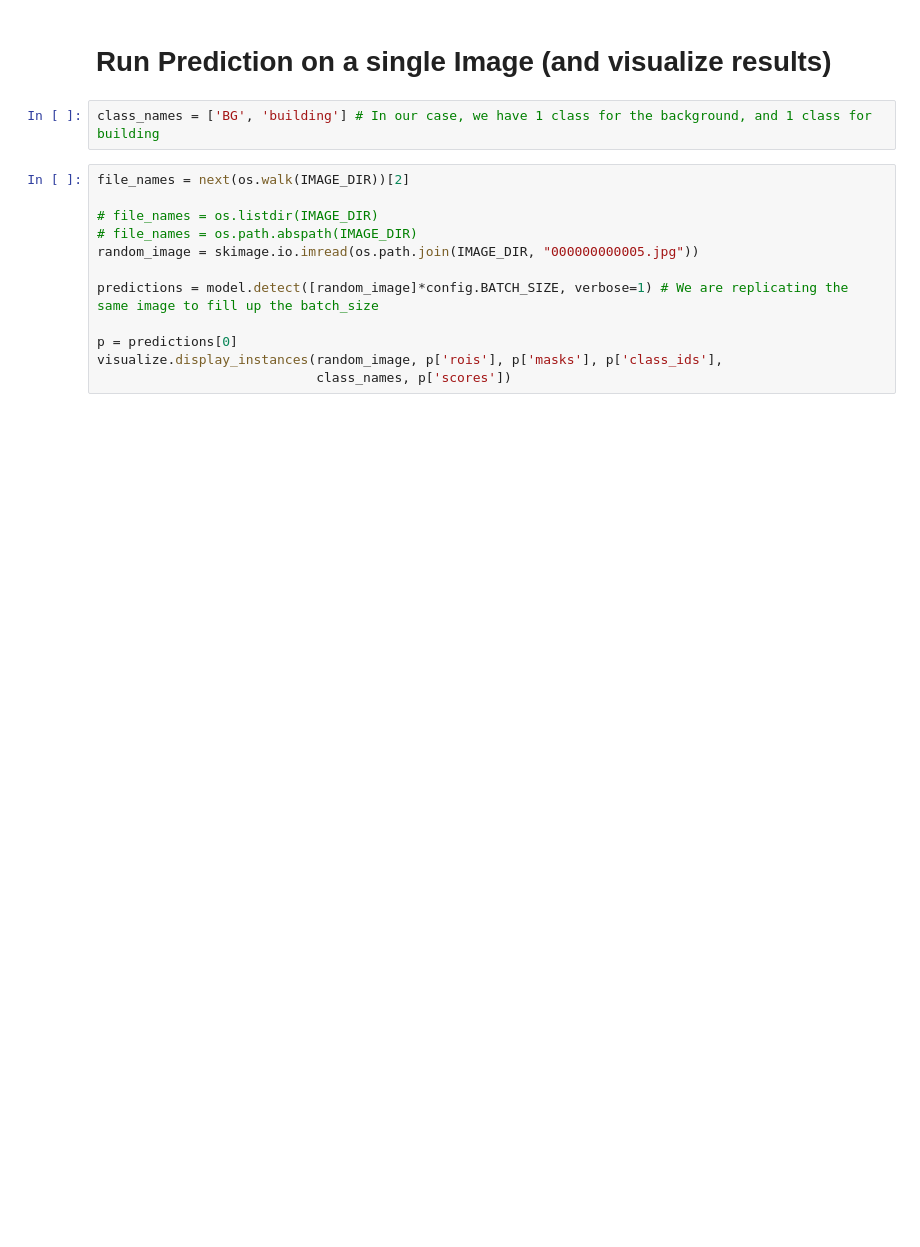
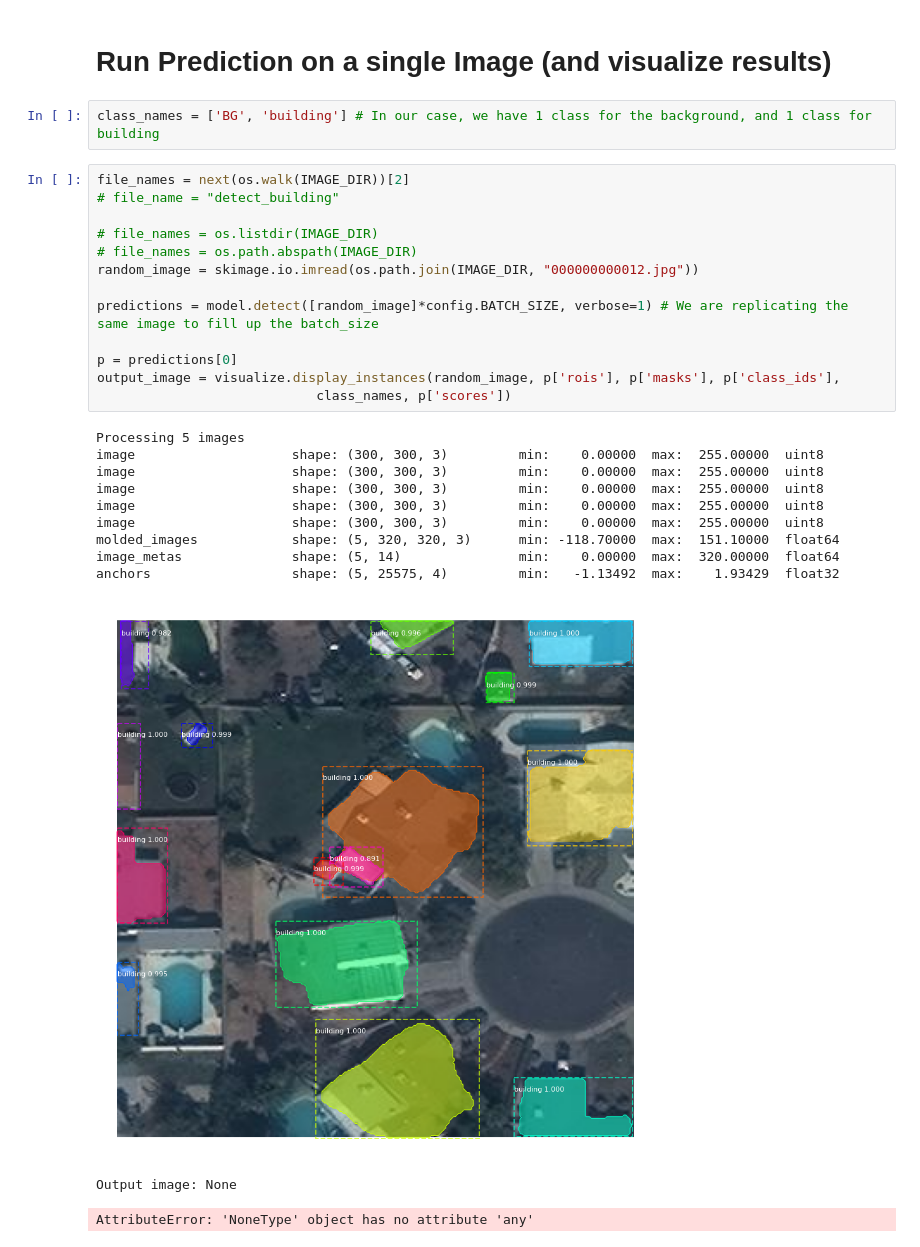
Before and after one commit to aindrajaya/solar-panel-estimator, a Jupyter notebook: notebooks/Prediction-and-Submission.ipynb, the cells around one changed output. Saved outputs shown, nothing was run; the diff lists cells and outputs as text; blank space fills up the shorter version.

```diff
--- a/notebooks/Prediction-and-Submission.ipynb
+++ b/notebooks/Prediction-and-Submission.ipynb
@@ -128,16 +124,30 @@ Tried to convert 'shape' to a tensor and failed. Error: None values not supporte
 class_names = ['BG', 'building'] # In our case, we have 1 class for the background, and 1 class for building
 # %%
 file_names = next(os.walk(IMAGE_DIR))[2]
+# file_name = "detect_building"
 
 # file_names = os.listdir(IMAGE_DIR)
 # file_names = os.path.abspath(IMAGE_DIR)
-random_image = skimage.io.imread(os.path.join(IMAGE_DIR, "000000000005.jpg"))
+random_image = skimage.io.imread(os.path.join(IMAGE_DIR, "000000000012.jpg"))
 
 predictions = model.detect([random_image]*config.BATCH_SIZE, verbose=1) # We are replicating the same image to fill up the batch_size
 
 p = predictions[0]
-visualize.display_instances(random_image, p['rois'], p['masks'], p['class_ids'],
+output_image = visualize.display_instances(random_image, p['rois'], p['masks'], p['class_ids'],
                             class_names, p['scores'])
+# %% [output]
+Processing 5 images
+image                    shape: (300, 300, 3)         min:    0.00000  max:  255.00000  uint8
+image                    shape: (300, 300, 3)         min:    0.00000  max:  255.00000  uint8
+image                    shape: (300, 300, 3)         min:    0.00000  max:  255.00000  uint8
+image                    shape: (300, 300, 3)         min:    0.00000  max:  255.00000  uint8
+image                    shape: (300, 300, 3)         min:    0.00000  max:  255.00000  uint8
+molded_images            shape: (5, 320, 320, 3)      min: -118.70000  max:  151.10000  float64
+image_metas              shape: (5, 14)               min:    0.00000  max:  320.00000  float64
+anchors                  shape: (5, 25575, 4)         min:   -1.13492  max:    1.93429  float32
+[figure, added]
+Output image: None
+AttributeError: 'NoneType' object has no attribute 'any'
 # %%
 import cv2
 import os
```
Also changed, not shown: parts of 10 cells of this notebook.
